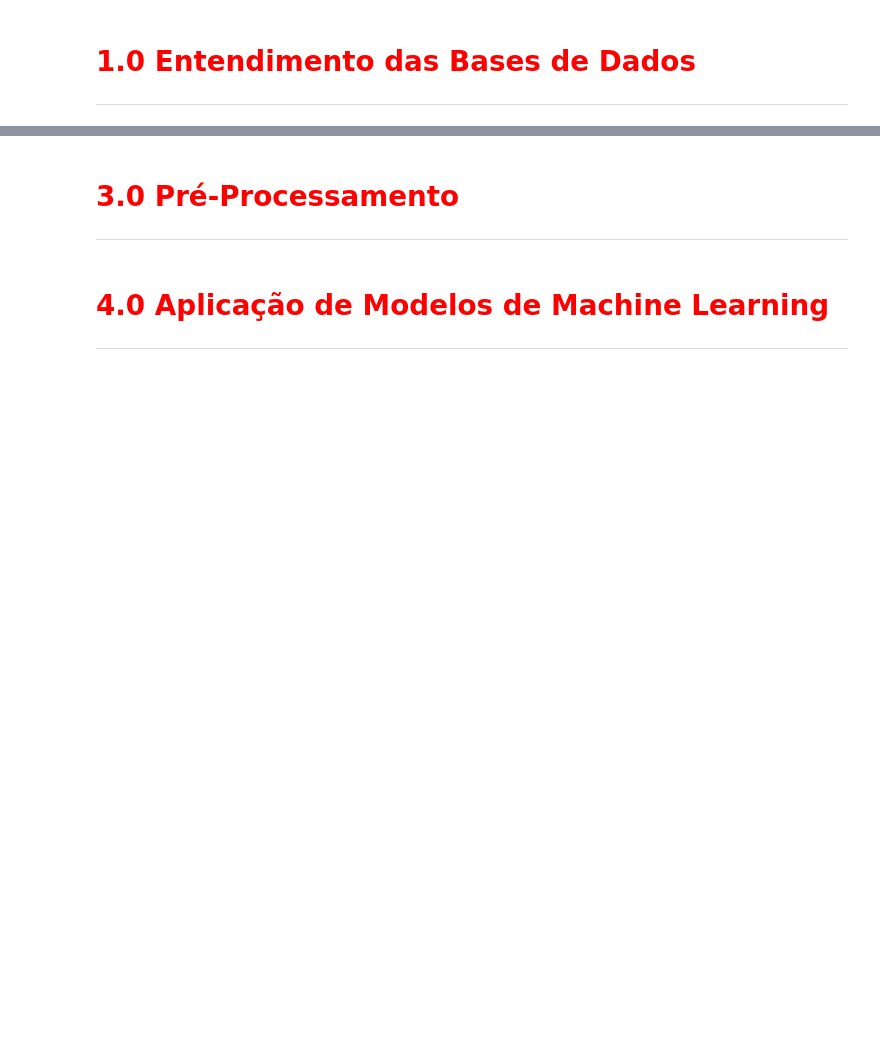
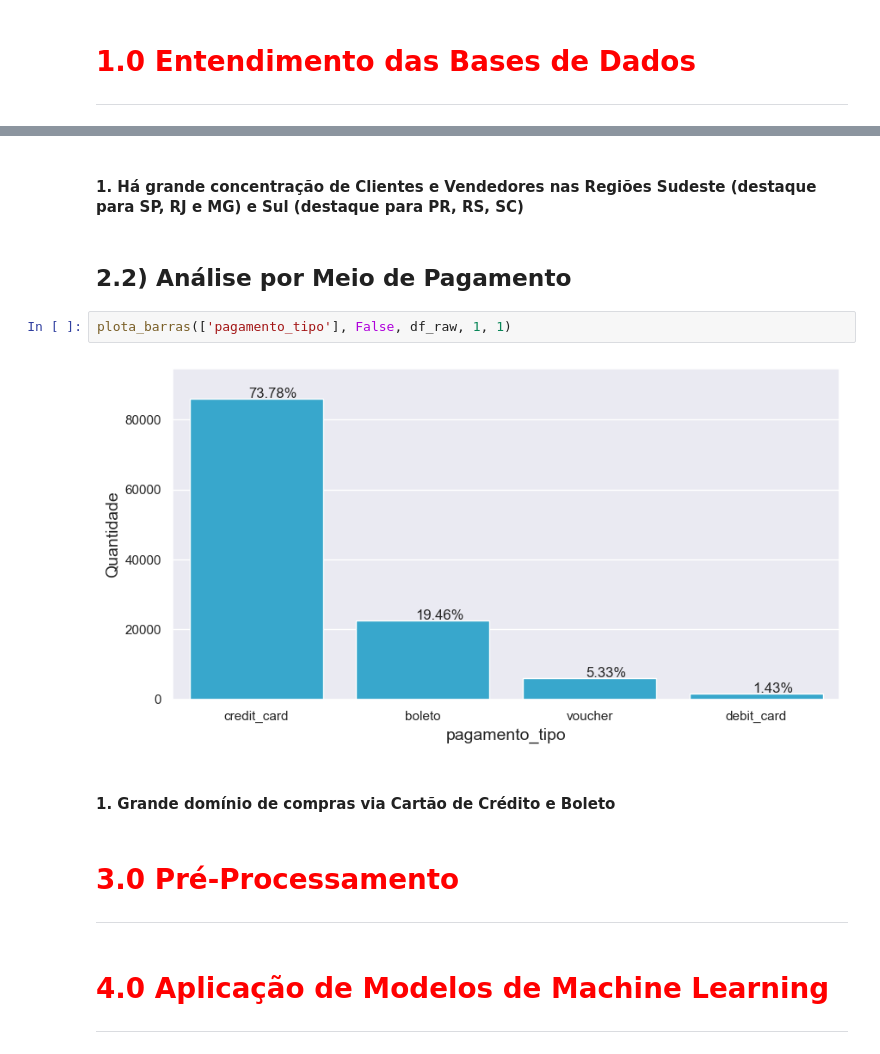
Before and after one commit to leonardovargas10/Modelo_Segmentacao_Clientes, a Jupyter notebook: segmentacao_clientes_marketing.ipynb, the cells around one changed output, grey strips where cells are left out. Cells and saved outputs as stored; diff of their text form; blank space fills up the shorter version.

```diff
--- a/segmentacao_clientes_marketing.ipynb
+++ b/segmentacao_clientes_marketing.ipynb
@@ -83,3 +406,13 @@ warnings.simplefilter(action='ignore', category=FutureWarning) # Retira Future W
+# %% [markdown]
+#### 1. Há grande concentração de Clientes e Vendedores nas Regiões Sudeste (destaque para SP, RJ e MG) e Sul (destaque para PR, RS, SC)
+# %% [markdown]
+## 2.2) Análise por Meio de Pagamento
+# %%
+plota_barras(['pagamento_tipo'], False, df_raw, 1, 1)
+# %% [output]
+[figure, added]
+# %% [markdown]
+#### 1. Grande domínio de compras via Cartão de Crédito e Boleto
 # %% [markdown]
 # <font color='red' style='font-size: 40px;'> 3.0 Pré-Processamento </font>
 <hr style='border: 2px solid red;'>
```
Also changed, not shown: parts of 15 cells of this notebook, 1 other file.
